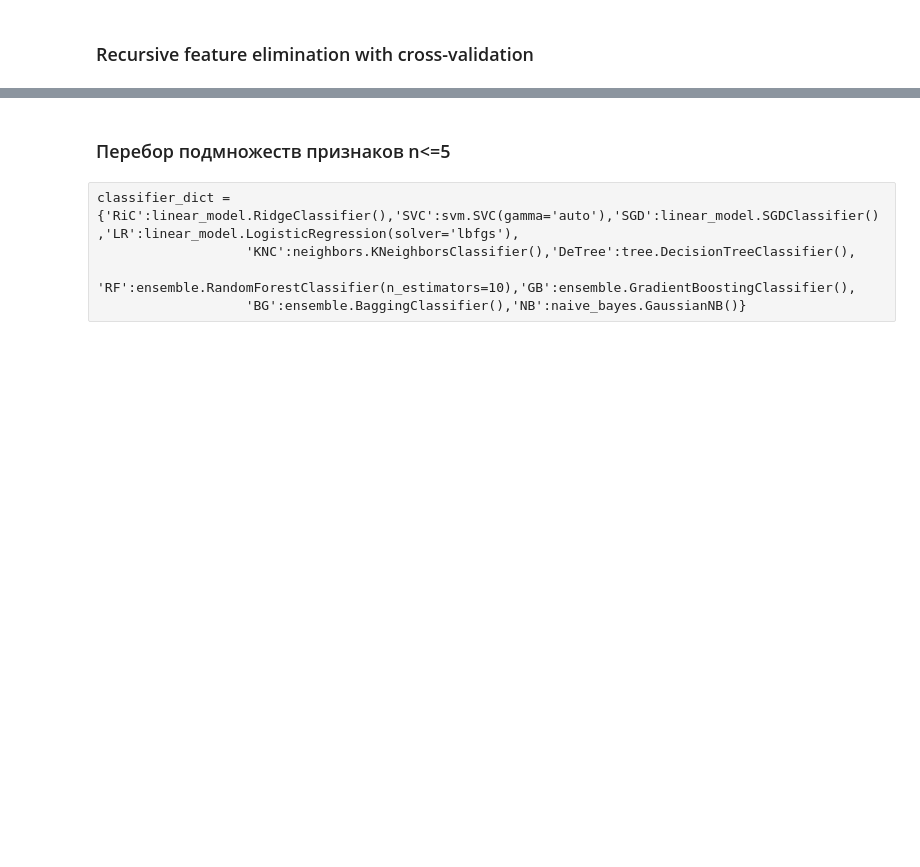
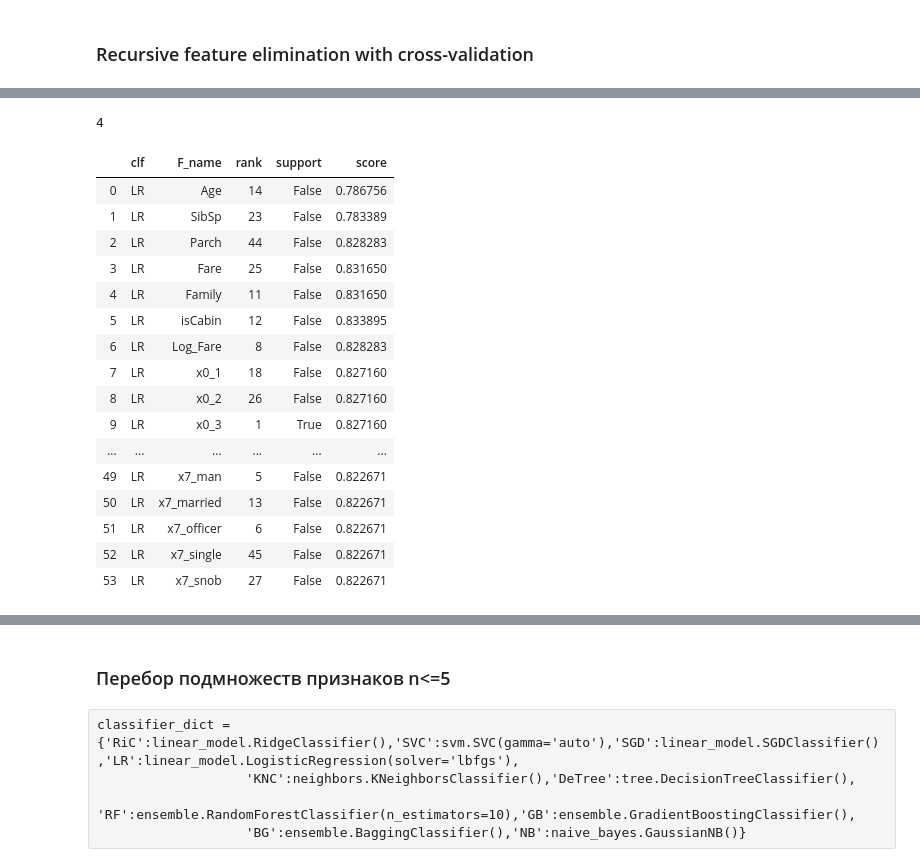
Before and after one commit to Guric/public_repo1, a Jupyter notebook: titanic_14.ipynb, the cells around one changed output, grey strips where cells are left out. Cells and saved outputs as stored; diff of their text form; code cells hidden in the pictures; blank space fills up the shorter version.

```diff
--- a/titanic_14.ipynb
+++ b/titanic_14.ipynb
@@ -383,0 +336,24 @@ plt.show()
+# %%
+len(result_df_list)
+# %% [output]
+4
+# %%
+result_df_list[1]
+# %% [output]
+|  | clf | F_name | rank | support | score |
+| 0 | LR | Age | 14 | False | 0.786756 |
+| 1 | LR | SibSp | 23 | False | 0.783389 |
+| 2 | LR | Parch | 44 | False | 0.828283 |
+| 3 | LR | Fare | 25 | False | 0.831650 |
+| 4 | LR | Family | 11 | False | 0.831650 |
+| 5 | LR | isCabin | 12 | False | 0.833895 |
+| 6 | LR | Log_Fare | 8 | False | 0.828283 |
+| 7 | LR | x0_1 | 18 | False | 0.827160 |
+| 8 | LR | x0_2 | 26 | False | 0.827160 |
+| 9 | LR | x0_3 | 1 | True | 0.827160 |
+| ... | ... | ... | ... | ... | ... |
+| 49 | LR | x7_man | 5 | False | 0.822671 |
+| 50 | LR | x7_married | 13 | False | 0.822671 |
+| 51 | LR | x7_officer | 6 | False | 0.822671 |
+| 52 | LR | x7_single | 45 | False | 0.822671 |
+| 53 | LR | x7_snob | 27 | False | 0.822671 |
```
Also changed, not shown: parts of 19 cells of this notebook.
